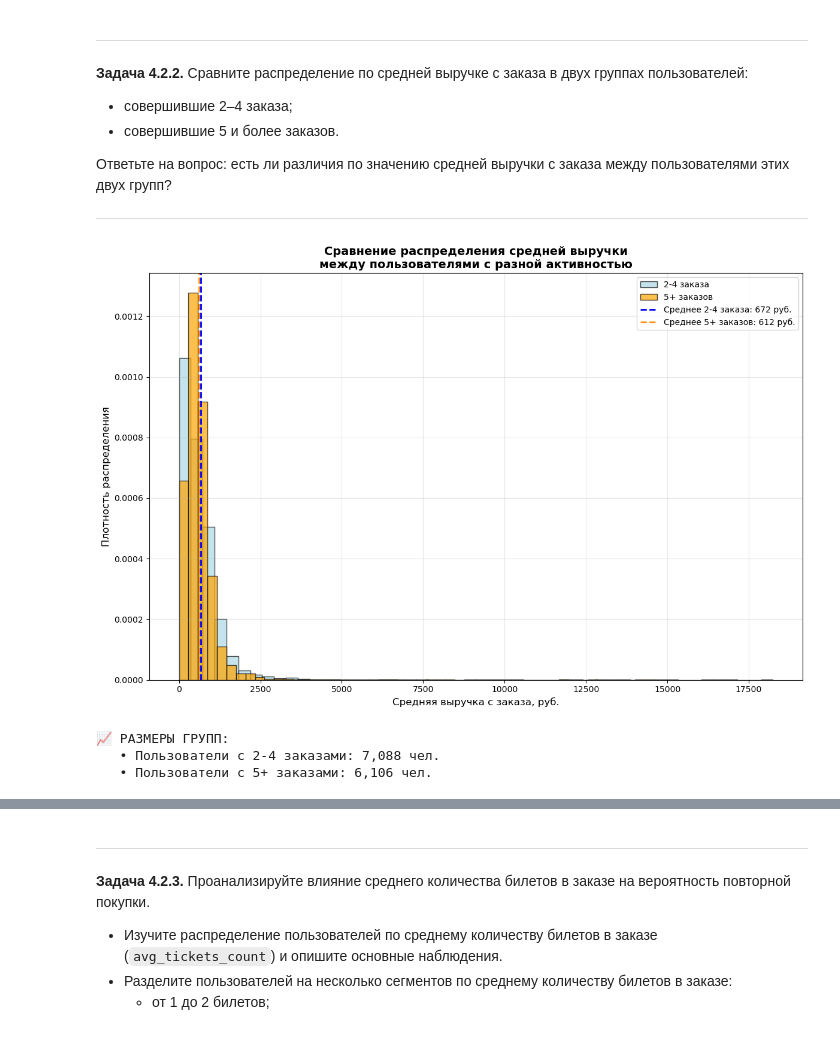
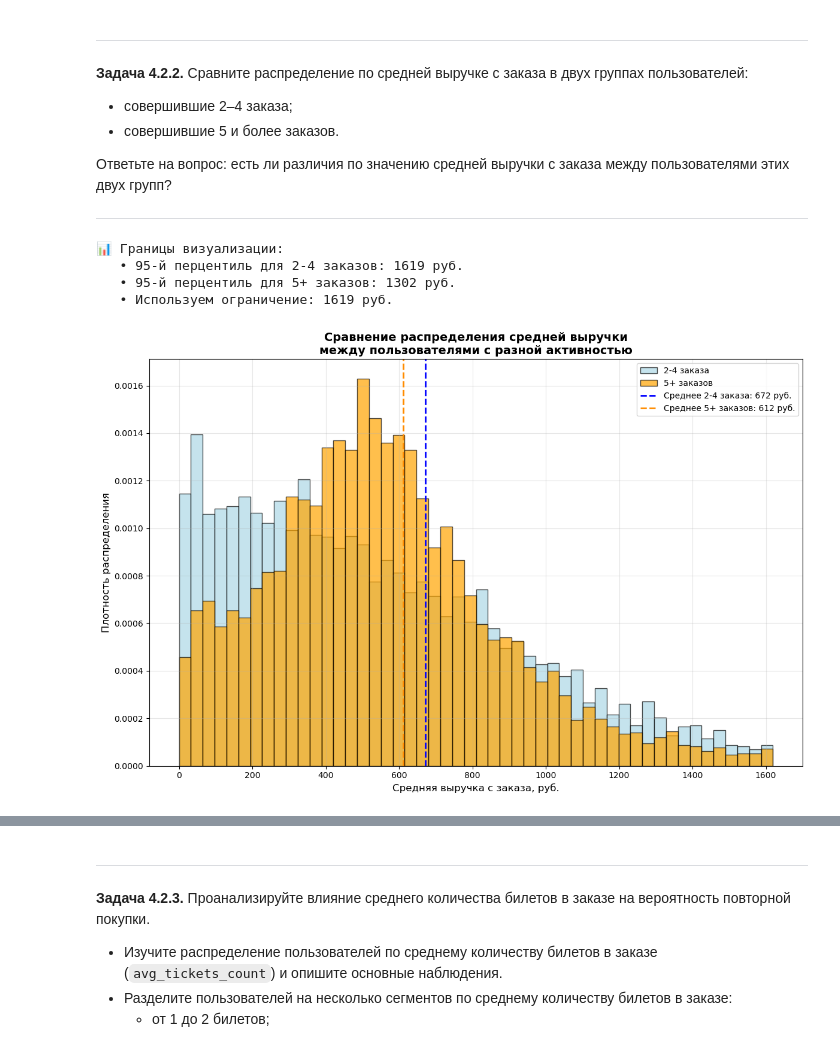
Before and after one commit to maxoutpost/afisha-loyalty-analysis, a Jupyter notebook: sprint_8.ipynb, the cells around one changed output, grey strips where cells are left out. Saved outputs shown, nothing was run; the diff lists cells and outputs as text; code cells hidden in the pictures.

```diff
--- a/sprint_8.ipynb
+++ b/sprint_8.ipynb
@@ -1428,40 +1567,47 @@ users_5_plus_orders = user_profile_clean[user_profile_clean['total_orders'] >= 5
+# %%
+# границы для оси X (95% данных)
+x_max = max(users_2_4_orders['avg_revenue_rub'].quantile(0.95),
+            users_5_plus_orders['avg_revenue_rub'].quantile(0.95))
+print(f"📊 Границы визуализации:")
+print(f"   • 95-й перцентиль для 2-4 заказов: {users_2_4_orders['avg_revenue_rub'].quantile(0.95):.0f} руб.")
+print(f"   • 95-й перцентиль для 5+ заказов: {users_5_plus_orders['avg_revenue_rub'].quantile(0.95):.0f} руб.")
+print(f"   • Используем ограничение: {x_max:.0f} руб.")
+# %% [output]
+📊 Границы визуализации:
+   • 95-й перцентиль для 2-4 заказов: 1619 руб.
+   • 95-й перцентиль для 5+ заказов: 1302 руб.
+   • Используем ограничение: 1619 руб.
 # %%
 # Сравнительные гистограммы
 plt.figure(figsize=(12, 8))
 
 plt.hist(users_2_4_orders['avg_revenue_rub'],
          bins=50, alpha=0.7, color='lightblue',
-         label='2-4 заказа', density=True, edgecolor='black')
+         label='2-4 заказа', density=True, edgecolor='black',
+         range=(0, x_max))  # Добавляем ограничение по диапазону
 
 plt.hist(users_5_plus_orders['avg_revenue_rub'],
          bins=50, alpha=0.7, color='orange',
-         label='5+ заказов', density=True, edgecolor='black')
+         label='5+ заказов', density=True, edgecolor='black',
+         range=(0, x_max))  # Добавляем ограничение по диапазону)
 
 plt.xlabel('Средняя выручка с заказа, руб.', fontsize=12)
 plt.ylabel('Плотность распределения', fontsize=12)
 plt.title('Сравнение распределения средней выручки\nмежду пользователями с разной активностью',
           fontsize=14, fontweight='bold')
 plt.legend()
 plt.grid(True, alpha=0.3)
 
 # линии для средних значений
 plt.axvline(users_2_4_orders['avg_revenue_rub'].mean(),
             color='blue', linestyle='--', linewidth=2,
             label=f'Среднее 2-4 заказа: {users_2_4_orders["avg_revenue_rub"].mean():.0f} руб.')
 plt.axvline(users_5_plus_orders['avg_revenue_rub'].mean(),
             color='darkorange', linestyle='--', linewidth=2,
             label=f'Среднее 5+ заказов: {users_5_plus_orders["avg_revenue_rub"].mean():.0f} руб.')
 
 plt.legend()
 plt.tight_layout()
 plt.show()
 # %% [output]
-[figure, old version]
+[figure, new version]
-# %%
-print(f"📈 РАЗМЕРЫ ГРУПП:")
-print(f"   • Пользователи с 2-4 заказами: {len(users_2_4_orders):,} чел.")
-print(f"   • Пользователи с 5+ заказами: {len(users_5_plus_orders):,} чел.")
-# %% [output]
-📈 РАЗМЕРЫ ГРУПП:
-   • Пользователи с 2-4 заказами: 7,088 чел.
-   • Пользователи с 5+ заказами: 6,106 чел.
```
Also changed, not shown: parts of 108 cells of this notebook.
